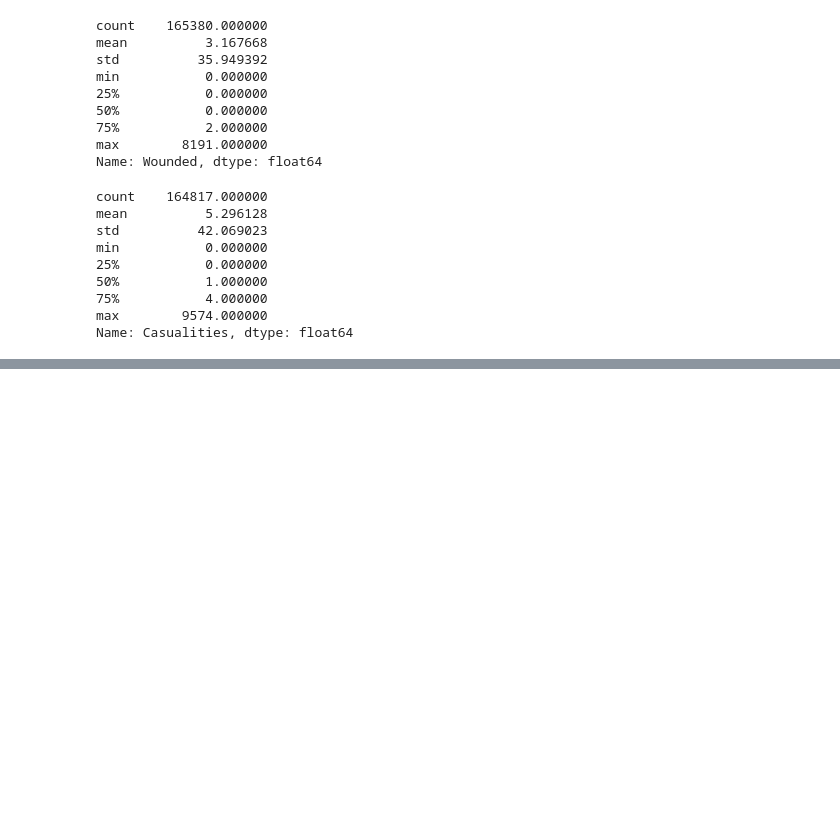
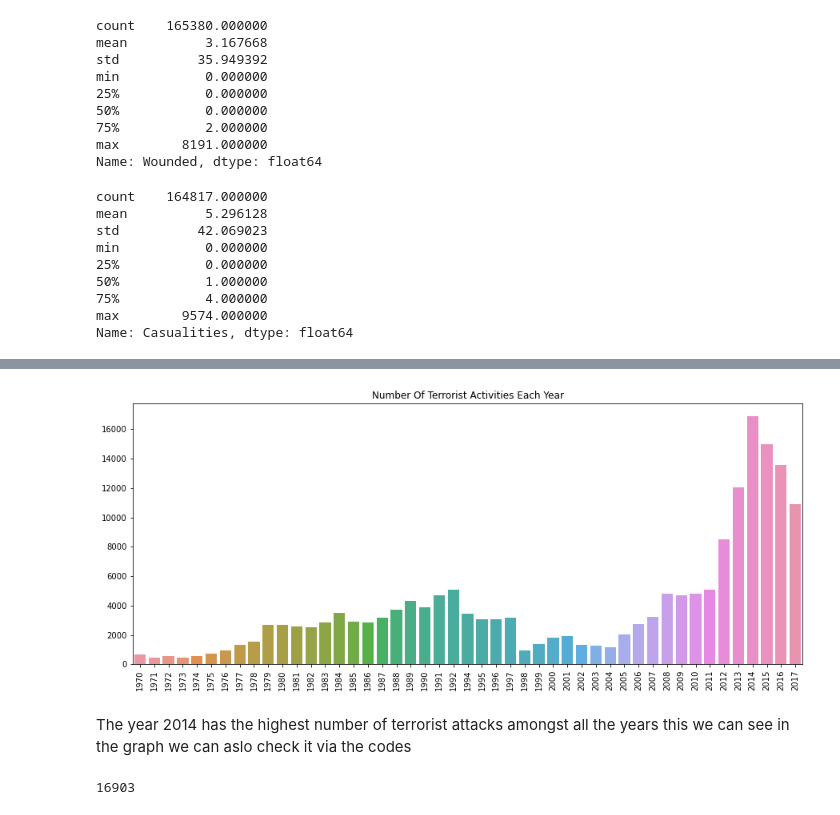
Before and after one commit to FiNiX-GaMmA/Global_terrorism-EDA_project, a Jupyter notebook: worsheet.ipynb, the cells around one changed output, grey strips where cells are left out. Cells and saved outputs as stored; diff of their text form; code cells hidden in the pictures; blank space fills up the shorter version.

```diff
--- a/worsheet.ipynb
+++ b/worsheet.ipynb
@@ -190,0 +213,14 @@ Name: Casualities, dtype: float64
+# %%
+plt.subplots(figsize = (15,6))
+sns.barplot(data['Year'].value_counts().index, data['Year'].value_counts().values)
+plt.xticks(rotation=90)
+plt.title('Number Of Terrorist Activities Each Year')
+plt.show()
+# %% [output]
+[figure, added]
+# %% [markdown]
+The year 2014 has the highest number of terrorist attacks amongst all the years this we can see in the graph we can aslo check it via the codes
+# %%
+data["Year"].value_counts().max()
+# %% [output]
+16903
```
Also changed, not shown: parts of 5 cells of this notebook.
